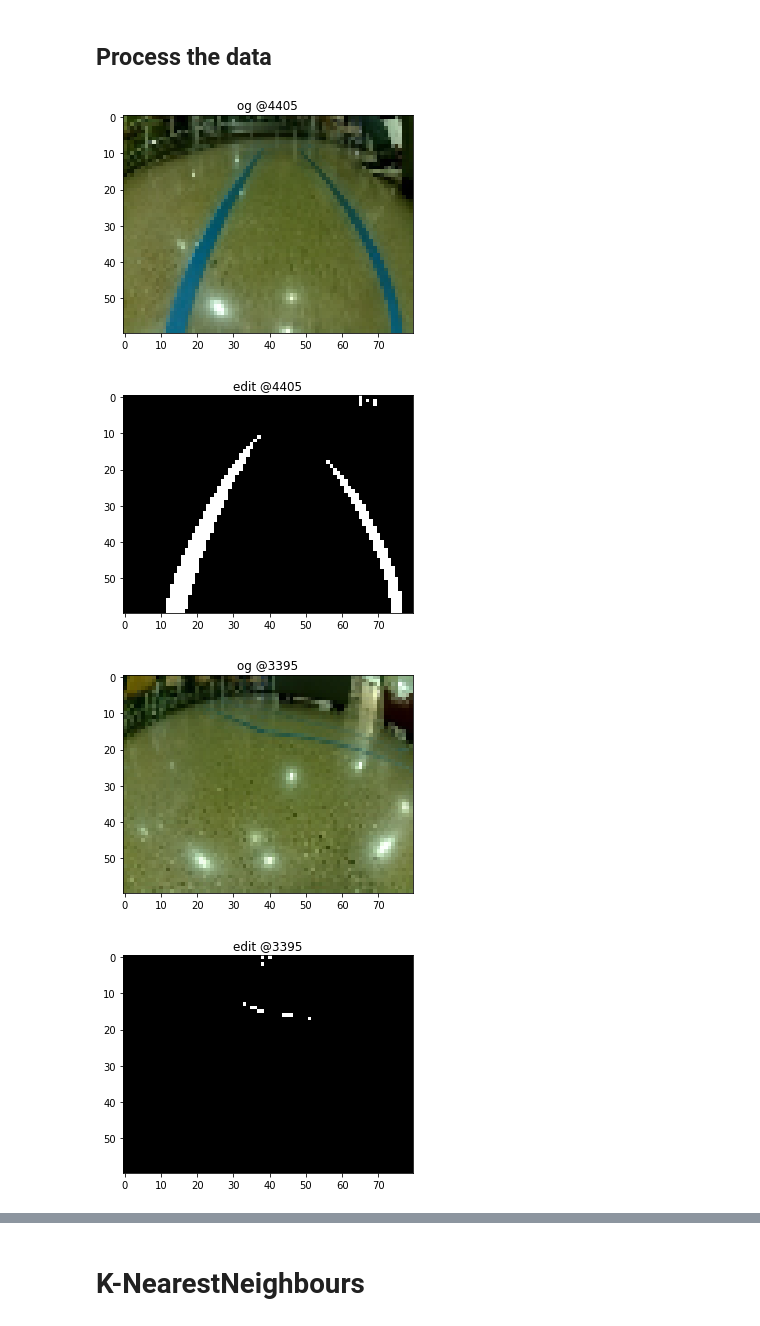
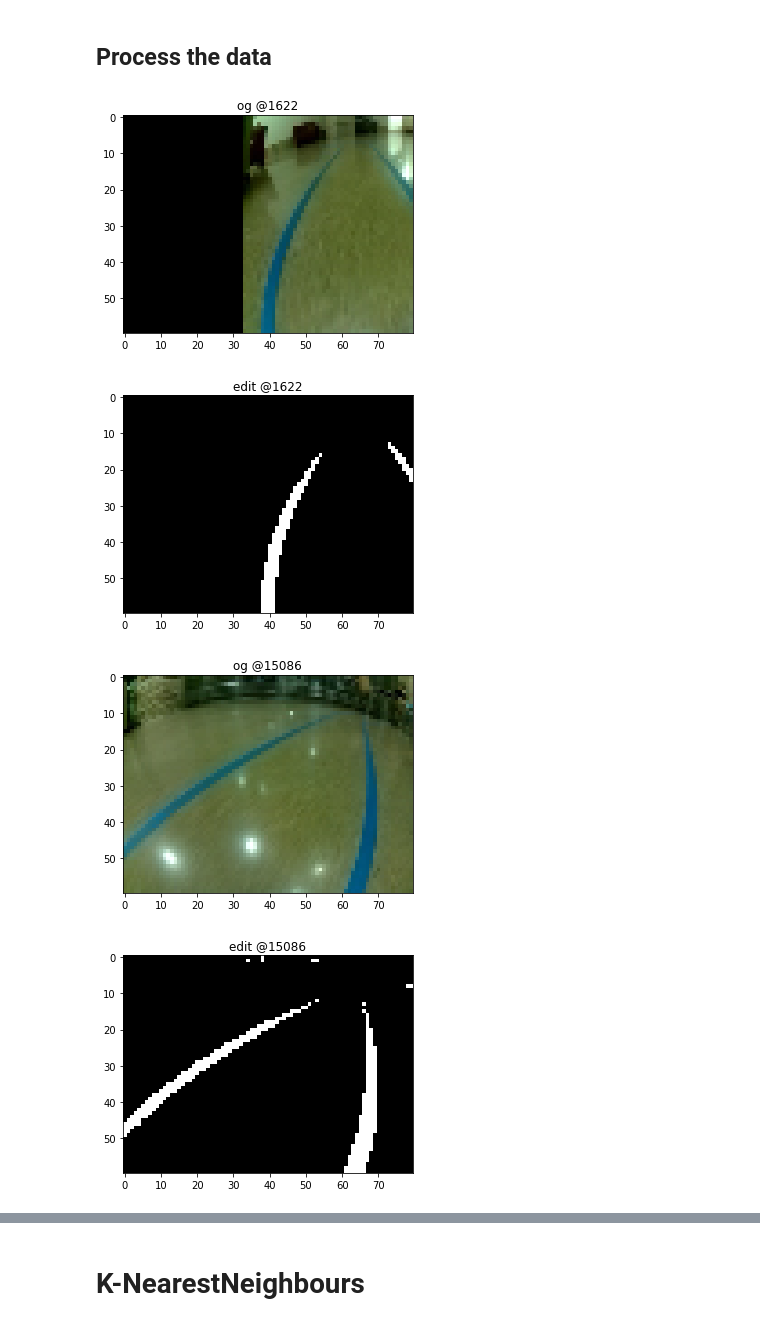
Before and after one commit to drg101/self-driving-car, a Jupyter notebook: ml/Daniel.ipynb, the cells around one changed output, grey strips where cells are left out. Cells and saved outputs as stored; diff of their text form; code cells hidden in the pictures.

```diff
--- a/ml/Daniel.ipynb
+++ b/ml/Daniel.ipynb
@@ -66,18 +66,34 @@ dominantIndices = np.where(train_u_labels == dominantClass)[0]
 X_straight = train_u_images[dominantIndices]
 y_straight = train_u_labels[dominantIndices]
 
+X_straight_to_shift = shuffle(X_straight,random_state=42)[:5000]
+
+M_left = np.float32([
+    [1, 0, -33],
+    [0, 1, 0]
+])
+X_left_shifted = np.array([cv2.warpAffine(straight, M_left, (straight.shape[1], straight.shape[0])) for straight in X_straight_to_shift])
+y_left_shifted = np.ones(5000, dtype = int) - 2
+
+M_right = np.float32([
+    [1, 0, 33],
+    [0, 1, 0]
+])
+X_right_shifted = np.array([cv2.warpAffine(straight, M_right, (straight.shape[1], straight.shape[0])) for straight in X_straight_to_shift])
+y_right_shifted = np.ones(5000, dtype = int)
+
 X_left, y_left = resample(train_u_images[train_u_labels == -1], train_u_labels[train_u_labels == -1],
                                  replace=True,     # sample with replacement
-                                 n_samples=dominantClassCount,    # to match majority class
+                                 n_samples=dominantClassCount-5000,    # to match majority class
                                  random_state=42) # reproducible results
 
 X_right, y_right = resample(train_u_images[train_u_labels == 1], train_u_labels[train_u_labels == 1],
                                  replace=True,     # sample with replacement
-                                 n_samples=dominantClassCount,    # to match majority class
+                                 n_samples=dominantClassCount-5000,    # to match majority class
                                  random_state=42) # reproducible results
 
-train_labels = np.concatenate((y_left,y_straight,y_right))
-train_images = np.concatenate((X_left, X_straight, X_right))
+train_labels = np.concatenate((y_left,y_straight,y_right,y_left_shifted,y_right_shifted))
+train_images = np.concatenate((X_left, X_straight, X_right,X_left_shifted,X_right_shifted))
 train_images, train_labels = shuffle(train_images, train_labels, random_state=42)
 counts = np.bincount(train_labels + 1)
 print(counts)
@@ -99,16 +115,16 @@ X_train, y_train, X_train_images, X_train_originals = processedImageSet(train_im
 # %%
 import random
 
-def displayRandom(ims, originals, k=1):
+def displayRandom(ims, originals, k=5):
     for i in range(k):
         ind = random.randint(0, len(ims))
         dispIm(originals[ind],f'og @{ind}')
         dispIm(ims[ind], f'edit @{ind}')
 # %%
-displayRandom(X_test_images, X_test_originals)
+# displayRandom(X_test_images, X_test_originals)
 displayRandom(X_train_images, X_train_originals)
 # %% [output]
-[figure, old version]
+[figure, new version]
-[figure, old version]
+[figure, new version]
-[figure, old version]
+[figure, new version]
-[figure, old version]
+[figure, new version]
```
Also changed, not shown: parts of 8 cells of this notebook, 4 other files.
